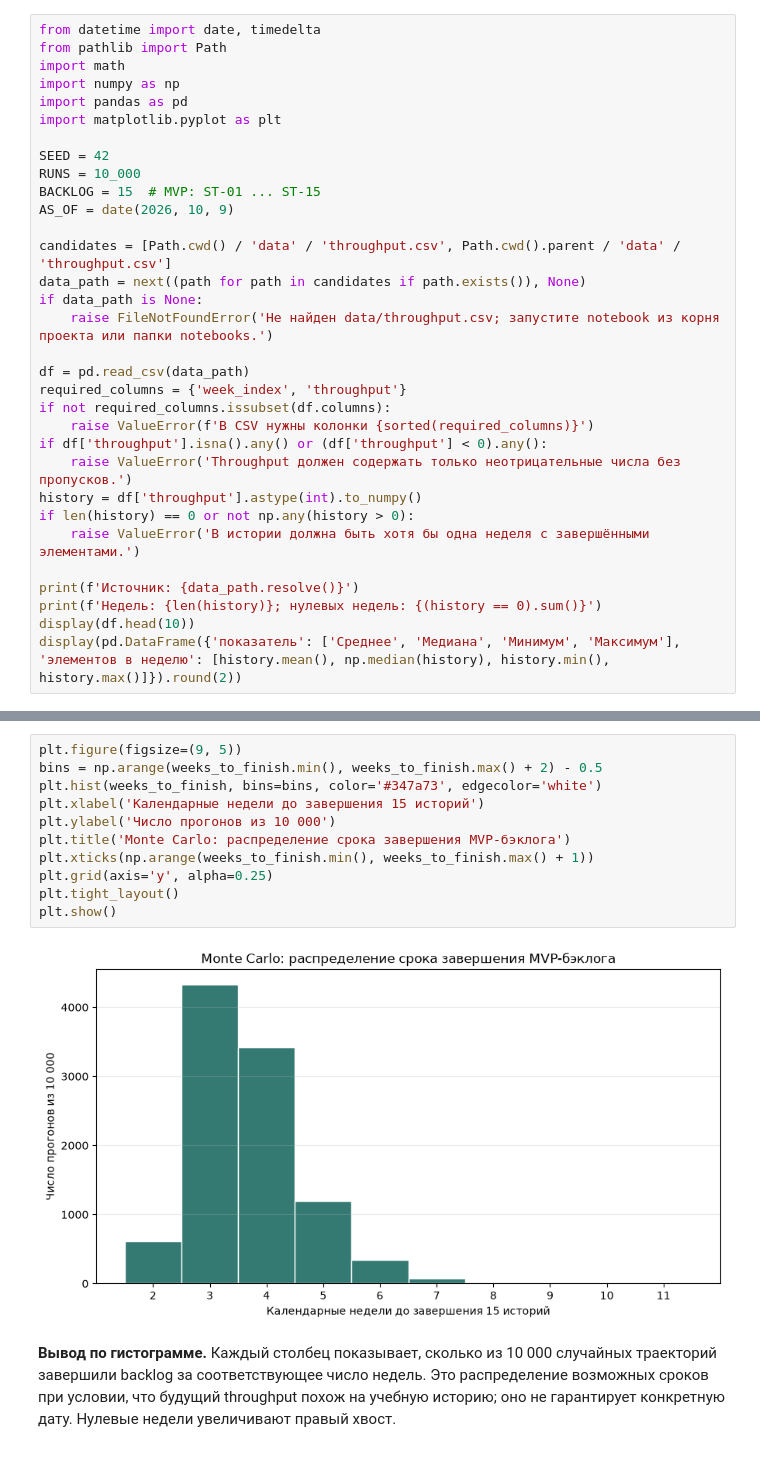
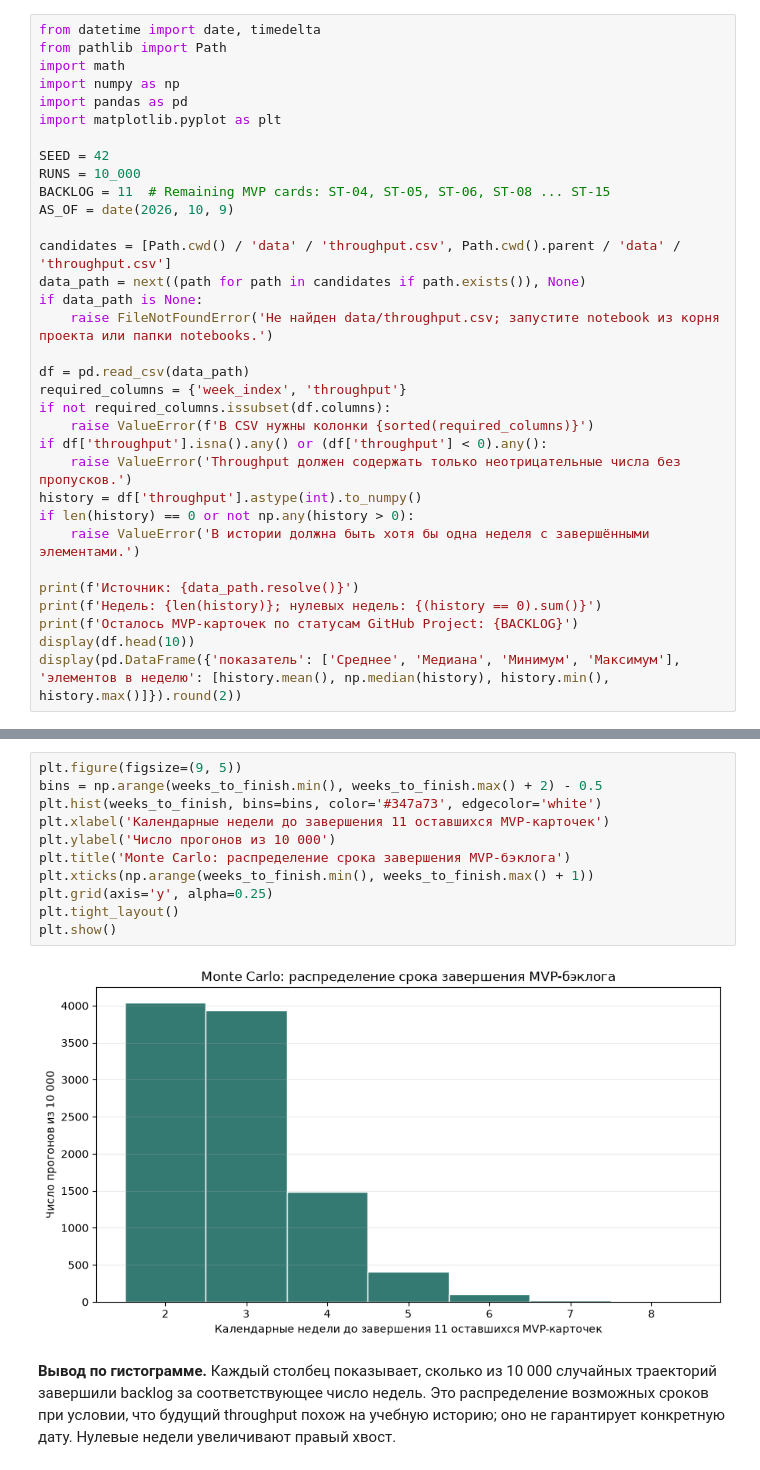
Before and after one commit to Akira-vs96/SaparTravel, a Jupyter notebook: notebooks/lab-6-monte-carlo.ipynb, the cells around one changed output, grey strips where cells are left out. Drawn from its saved outputs; the diff is of its cells as text.

```diff
--- a/notebooks/lab-6-monte-carlo.ipynb
+++ b/notebooks/lab-6-monte-carlo.ipynb
@@ -15,7 +19,7 @@ import matplotlib.pyplot as plt
 
 SEED = 42
 RUNS = 10_000
-BACKLOG = 15  # MVP: ST-01 ... ST-15
+BACKLOG = 11  # Remaining MVP cards: ST-04, ST-05, ST-06, ST-08 ... ST-15
 AS_OF = date(2026, 10, 9)
 
 candidates = [Path.cwd() / 'data' / 'throughput.csv', Path.cwd().parent / 'data' / 'throughput.csv']
@@ -35,6 +39,7 @@ if len(history) == 0 or not np.any(history > 0):
 
 print(f'Источник: {data_path.resolve()}')
 print(f'Недель: {len(history)}; нулевых недель: {(history == 0).sum()}')
+print(f'Осталось MVP-карточек по статусам GitHub Project: {BACKLOG}')
 display(df.head(10))
 display(pd.DataFrame({'показатель': ['Среднее', 'Медиана', 'Минимум', 'Максимум'], 'элементов в неделю': [history.mean(), np.median(history), history.min(), history.max()]}).round(2))
 # %% [output]
@@ -93,16 +99,16 @@ print(f'Повторяемость: seed={SEED}, прогонов={RUNS:,}, back
 # %%
 plt.figure(figsize=(9, 5))
 bins = np.arange(weeks_to_finish.min(), weeks_to_finish.max() + 2) - 0.5
 plt.hist(weeks_to_finish, bins=bins, color='#347a73', edgecolor='white')
-plt.xlabel('Календарные недели до завершения 15 историй')
+plt.xlabel('Календарные недели до завершения 11 оставшихся MVP-карточек')
 plt.ylabel('Число прогонов из 10 000')
 plt.title('Monte Carlo: распределение срока завершения MVP-бэклога')
 plt.xticks(np.arange(weeks_to_finish.min(), weeks_to_finish.max() + 1))
 plt.grid(axis='y', alpha=0.25)
 plt.tight_layout()
 plt.show()
 # %% [output]
-[figure, old version]
+[figure, new version]
 # %% [markdown]
 **Вывод по гистограмме.** Каждый столбец показывает, сколько из 10 000 случайных траекторий завершили backlog за соответствующее число недель. Это распределение возможных сроков при условии, что будущий throughput похож на учебную историю; оно не гарантирует конкретную дату. Нулевые недели увеличивают правый хвост.
 # %%
```
Also changed, not shown: parts of 7 cells of this notebook, 4 other files.
